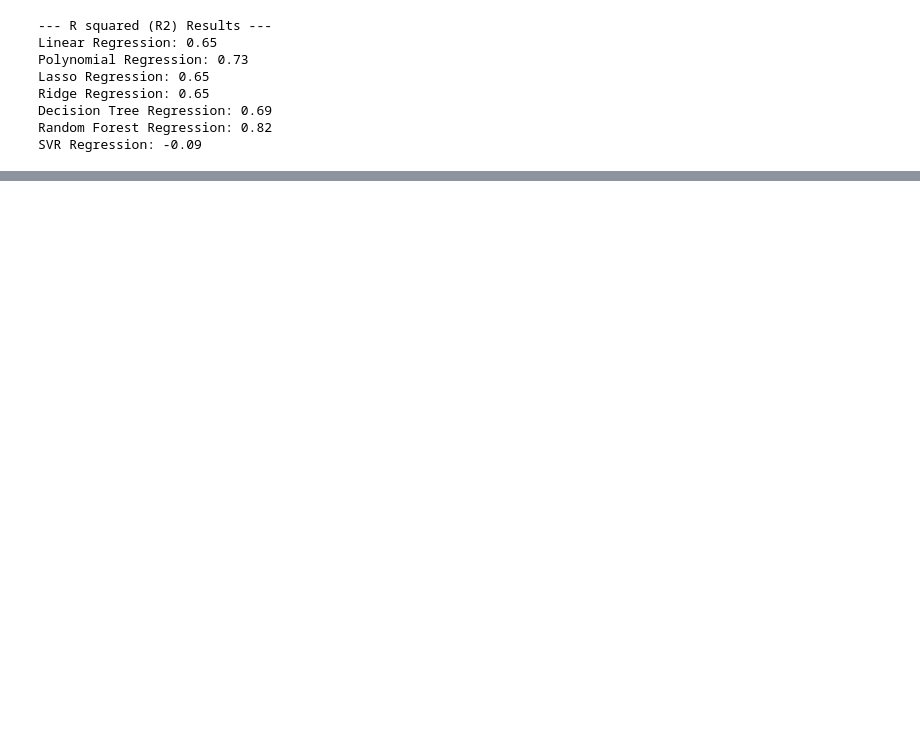
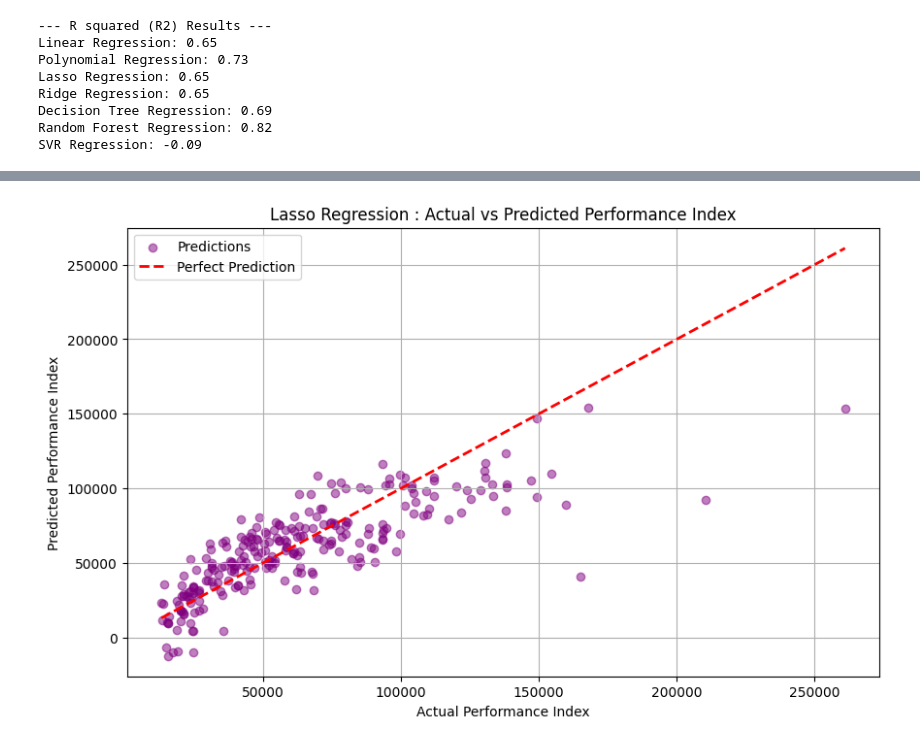
Before and after one commit to khoulaCode/machine-learning-code-orbit, a Jupyter notebook: team_members/from_sulaiman/preprocessing-data.ipynb, the cells around one changed output, grey strips where cells are left out. Saved outputs shown, nothing was run; the diff lists cells and outputs as text; code cells hidden in the pictures; blank space fills up the shorter version.

```diff
--- a/team_members/from_sulaiman/preprocessing-data.ipynb
+++ b/team_members/from_sulaiman/preprocessing-data.ipynb
@@ -499,0 +520,14 @@ SVR Regression: -0.09
+# %%
+plt.figure(figsize=(10, 6))
+plt.scatter(y_test, y_pred_lasso, color='purple', alpha=0.5, label='Predictions')
+plt.plot([y_test.min(), y_test.max()], [y_test.min(), y_test.max()],
+         color='red', linestyle='--', linewidth=2, label='Perfect Prediction')
+
+plt.xlabel("Actual Performance Index")
+plt.ylabel("Predicted Performance Index")
+plt.title("Lasso Regression : Actual vs Predicted Performance Index")
+plt.legend()
+plt.grid(True)
+plt.show()
+# %% [output]
+[figure, added]
```
Also changed, not shown: parts of 6 cells of this notebook.
